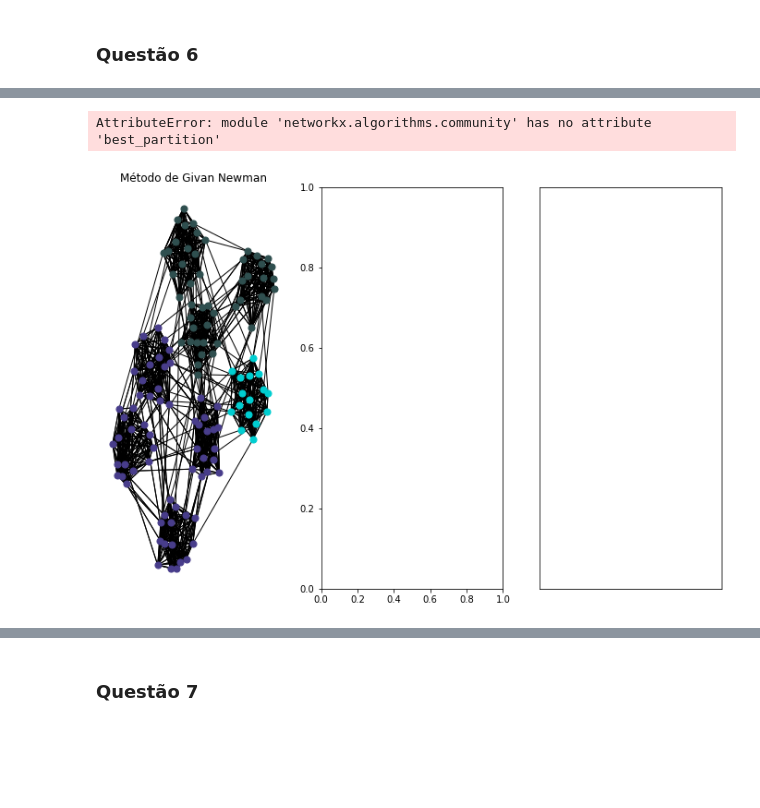
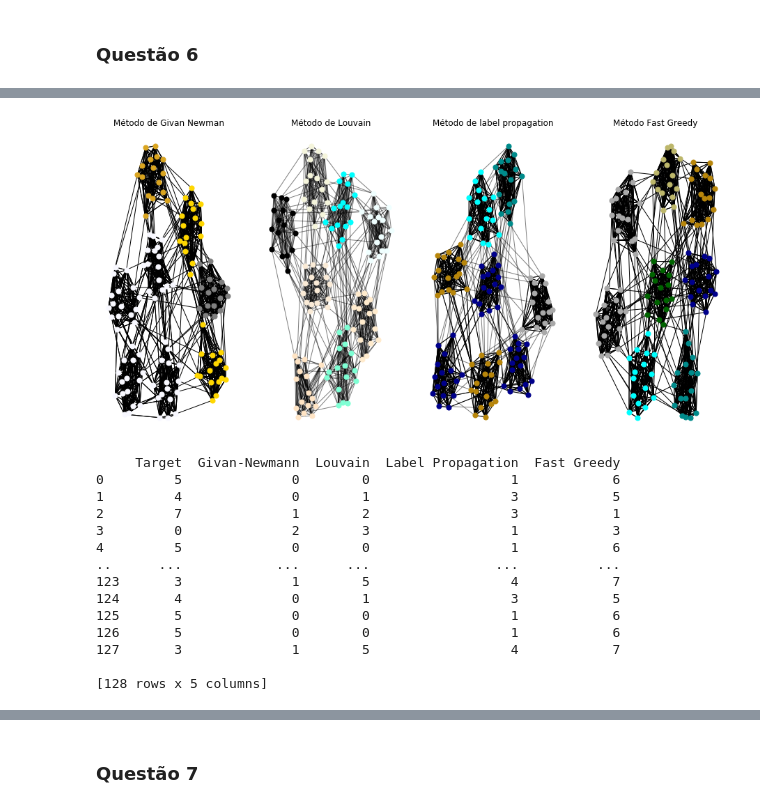
Before and after one commit to guimilan/redes_complexas, a Jupyter notebook: Lista2.ipynb, the cells around one changed output, grey strips where cells are left out. Drawn from its saved outputs; the diff is of its cells as text; code cells hidden in the pictures; blank space fills up the shorter version.

```diff
--- a/Lista2.ipynb
+++ b/Lista2.ipynb
@@ -488,50 +513,112 @@ def plot_givan_newman(G, k=3, ax=-1):
     sorted_comms = select_givan_newman_comms(gn_comm, k)
 
     colors = list(matplotlib.colors.cnames.values())
-    aux = 35
+    aux = 50
     for comm in sorted_comms:
         nx.draw(G.subgraph(comm), pos=pos, node_color = colors[aux], with_labels = False,
                 node_size=50, ax=ax)
         aux = aux + 1
     nx.draw_networkx_edges(G, pos, ax=ax)
     ax.set_title('Método de Givan Newman')
+    return sorted_comms
 
 #Louvain
 def plot_louvain(G, ax=-1):
-    louvain_comm = community.best_partition(G)
+    louvain_comm = community_louvain.best_partition(G)
 
     pos=nx.spring_layout(G)
 
     colors = list(matplotlib.colors.cnames.values())
 
     size = float(len(set(louvain_comm.values())))
     count = 0.
     for com in set(louvain_comm.values()) :
         count = count + 1.
         list_nodes = [nodes for nodes in louvain_comm.keys() if louvain_comm[nodes] == com]
         nx.draw_networkx_nodes(G, pos, list_nodes, node_size = 50,
                                node_color = colors[int(count)], ax=ax)
     nx.draw_networkx_edges(G, pos, alpha=0.5, ax=ax)
     ax.set_title('Método de Louvain')
+    ax.axis('off')
+    return louvain_comm
 
 def plot_label_prop(G, ax=-1):
     pos = nx.spring_layout(G)
     lp_comm = community.label_propagation_communities(G)
+    lp_comm = list(lp_comm)
 
     colors = list(matplotlib.colors.cnames.values())
-    aux = 35
+    aux = 20
     for comm in lp_comm:
         nx.draw(G.subgraph(comm), pos=pos, node_size = 50, node_color = colors[aux], ax=ax)
         aux = aux+1
 
     nx.draw_networkx_edges(G, pos, alpha=0.5, ax=ax)
     ax.set_title('Método de label propagation')
+    return lp_comm
 
-fig, axis = plt.subplots(1,3, figsize=(12,8))
+def plot_fast_greedy(G, ax=-1):
+    pos = nx.spring_layout(G)
+    comms = greedy_modularity_communities(G)
 
-plot_givan_newman(G,k=3, ax=axis[0])
-plot_louvain(G, ax=axis[1])
-plot_label_prop(G, ax=axis[2])
+    colors = list(matplotlib.colors.cnames.values())
+    aux = 20
+
+    for c in comms:
+        nx.draw(G.subgraph(c), pos=pos, node_color = colors[aux], with_labels = False,
+        node_size=50, ax=ax)
+        aux = aux+1
+
+    nx.draw_networkx_edges(G, pos, ax=ax)
+    ax.set_title('Método Fast Greedy')
+    return comms
+
+
+fig, axis = plt.subplots(1,4, figsize=(16,8))
+
+gn_comms = plot_givan_newman(G,k=3, ax=axis[0])
+lv_comms = plot_louvain(G, ax=axis[1])
+lp_comms = plot_label_prop(G, ax=axis[2])
+fg_comms = plot_fast_greedy(G, ax=axis[3])
 # %% [output]
-AttributeError: module 'networkx.algorithms.community' has no attribute 'best_partition'
-[figure, old version]
+[figure, new version]
+# %%
+df = pd.DataFrame(columns=['Target','Givan-Newmann','Louvain','Label Propagation', 'Fast Greedy'])
+for node in G.nodes():
+    df = df.append(pd.Series(name=node));
+
+for index, comm in enumerate(true_comms):
+    for node in comm:
+        df['Target'].iloc[node] = index;
+
+for index, comm in enumerate(gn_comms):
+    for node in comm:
+        df['Givan-Newmann'].iloc[node] = index;
+
+for node, comm in lv_comms.items():
+    df['Louvain'].iloc[node] = comm;
+
+for index, comm in enumerate(lp_comms):
+    for node in comm:
+        df['Label Propagation'].iloc[node] = index;
+
+for index, comm in enumerate(fg_comms):
+    for node in comm:
+        df['Fast Greedy'].iloc[node] = index;
+
+print(df)
+# %% [output]
+     Target  Givan-Newmann  Louvain  Label Propagation  Fast Greedy
+0         5              0        0                  1            6
+1         4              0        1                  3            5
+2         7              1        2                  3            1
+3         0              2        3                  1            3
+4         5              0        0                  1            6
+..      ...            ...      ...                ...          ...
+123       3              1        5                  4            7
+124       4              0        1                  3            5
+125       5              0        0                  1            6
+126       5              0        0                  1            6
+127       3              1        5                  4            7
+
+[128 rows x 5 columns]
```
Also changed, not shown: parts of 8 cells of this notebook.
